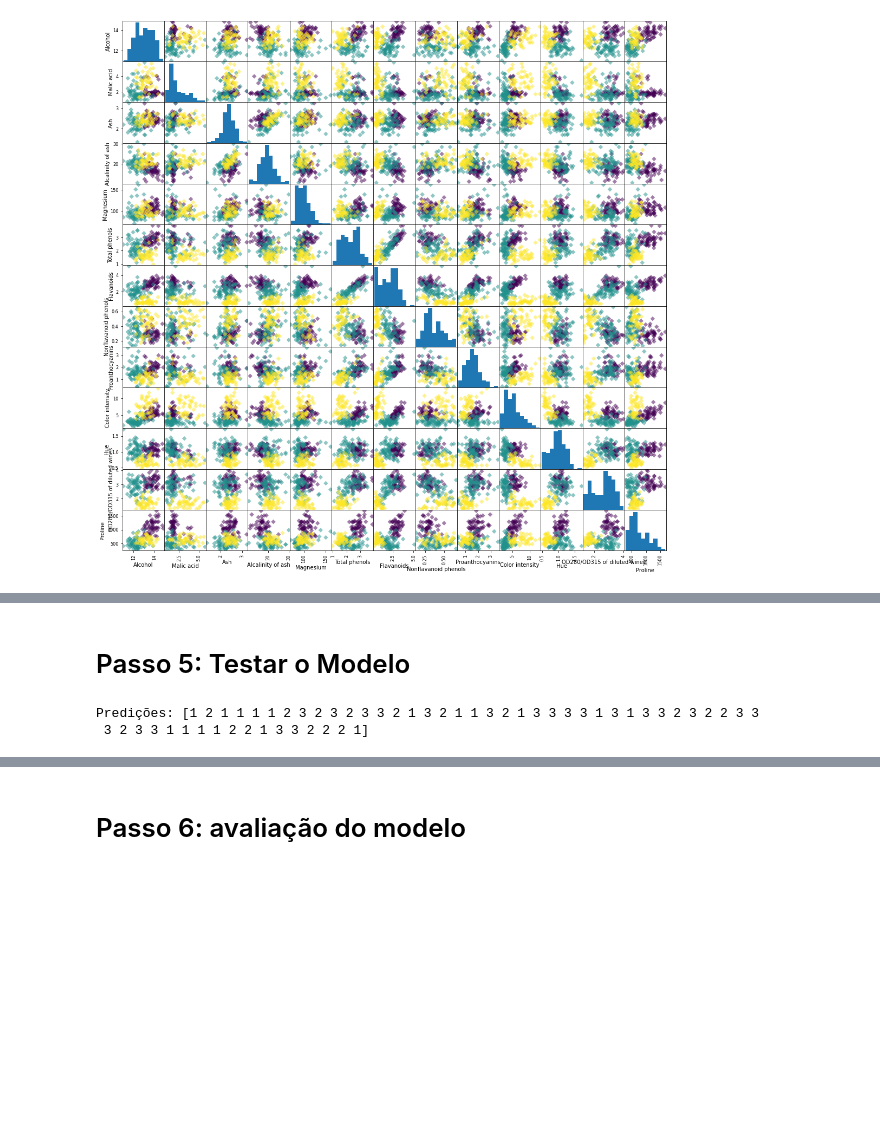
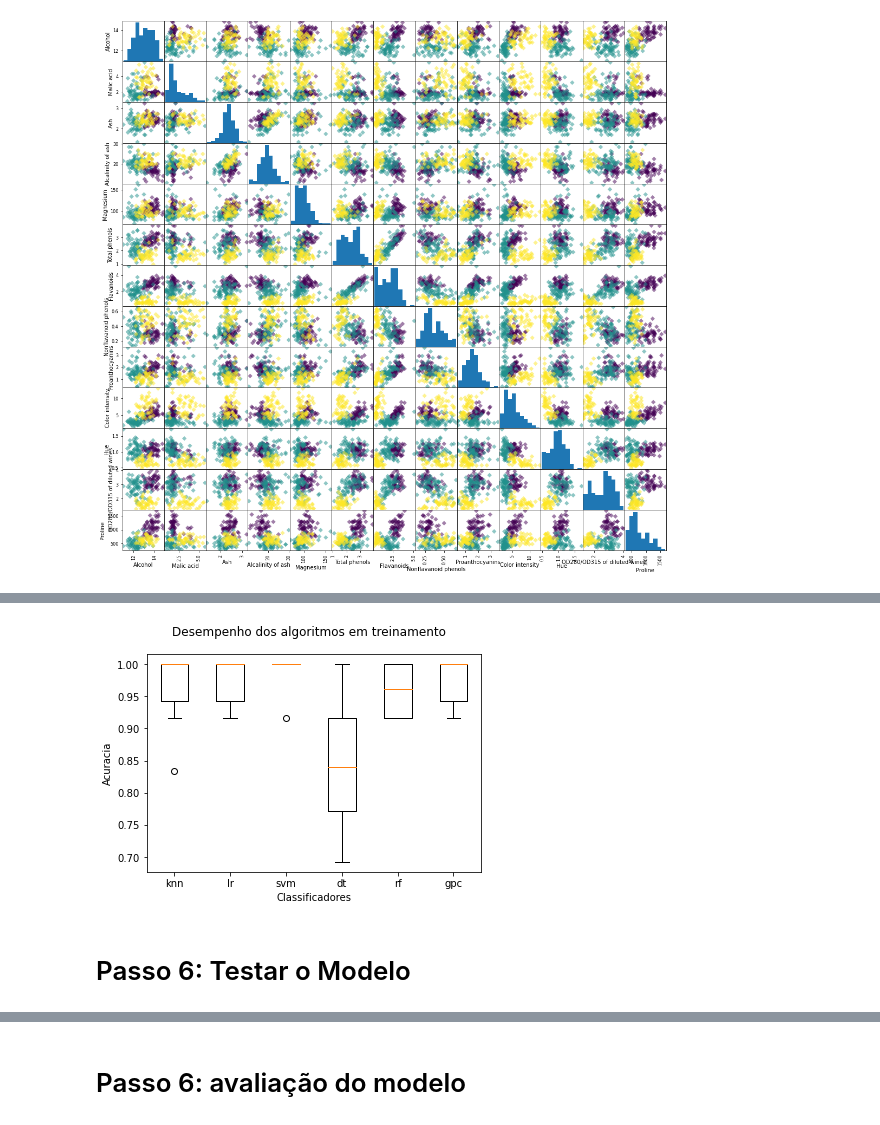
Before and after one commit to tiagocustodio1994/sommelier_inteligente, a Jupyter notebook: notebooks/modelagem.ipynb, the cells around one changed output, grey strips where cells are left out. Cells and saved outputs as stored; diff of their text form; code cells hidden in the pictures; blank space fills up the shorter version.

Commit message:
avaliacao_classificadores

```diff
--- a/notebooks/modelagem.ipynb
+++ b/notebooks/modelagem.ipynb
@@ -136,3 +133,0 @@ plt.show()
-# %%
-model = KNeighborsClassifier(n_neighbors=10)
-model.fit(x_train, y_train)
@@ -151,5 +133,0 @@ Médias:  0.686
-# %%
-knn_padrao = KNeighborsClassifier()
-param_grid = {'n_neighbors' : np.arange(1,10)}
-knn_cv = GridSearchCV(knn_padrao, param_grid, cv=5)
-knn_cv.fit(x_train, y_train)
@@ -166,0 +176,13 @@ Melhor Resultado 0.727
+# %%
+classifiers = build_classifiers()
+# %%
+results = []
+names = []
+for name, model, parameters in classifiers:
+    print(">> classifier name: {}".format(name))
+    gs = GridSearchCV(estimator=model,param_grid=parameters,refit=True, verbose=0)
+    kf = KFold(n_splits=10, shuffle=True, random_state=RS)
+    cv = cross_val_score(gs, x_train, y_train, cv=kf, scoring='accuracy')
+    print('Mean: {}, Standart Deviation: {}'.format(cv.mean(),cv.std()))
+    results.append(cv)
+    names.append(name)
@@ -167,8 +202,12 @@ Melhor Resultado 0.727
+# %%
+fig, ax = plt.subplots()
+fig.suptitle('Desempenho dos algoritmos em treinamento')
+plt.boxplot(results)
+ax.set_xticklabels(names)
+ax.set_xlabel('Classificadores')
+ax.set_ylabel('Acuracia')
+plt.show()
+# %% [output]
+[figure, added]
 # %% [markdown]
-# Passo 5: Testar o Modelo
+# Passo 6: Testar o Modelo
-# %%
-y_pred = model.predict(x_test)
-print("Predições: {}".format(y_pred))
-# %% [output]
-Predições: [1 2 1 1 1 1 2 3 2 3 2 3 3 2 1 3 2 1 1 3 2 1 3 3 3 3 1 3 1 3 3 2 3 2 2 3 3
- 3 2 3 3 1 1 1 1 2 2 1 3 3 2 2 2 1]
```
Also changed, not shown: parts of 21 cells of this notebook, 1 other file.
